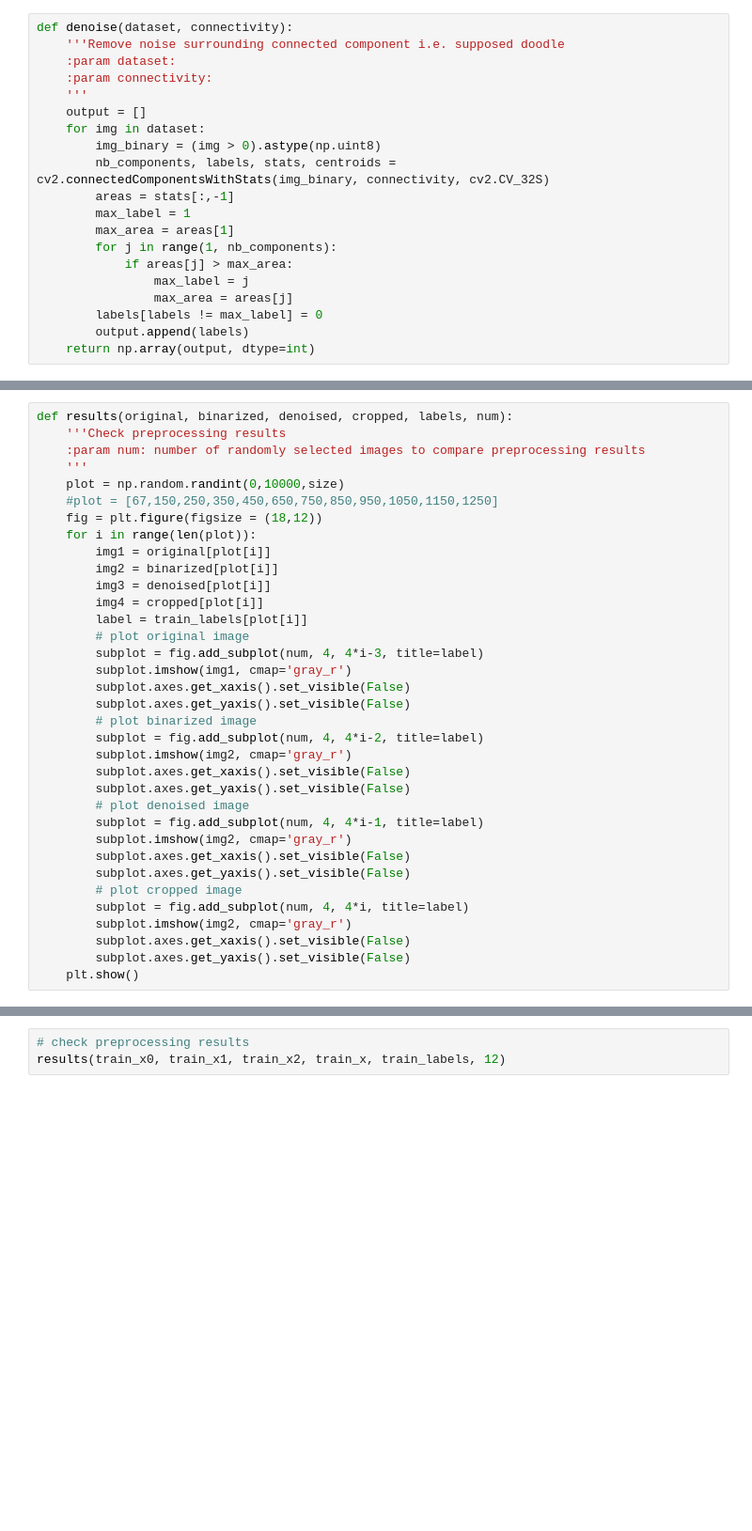
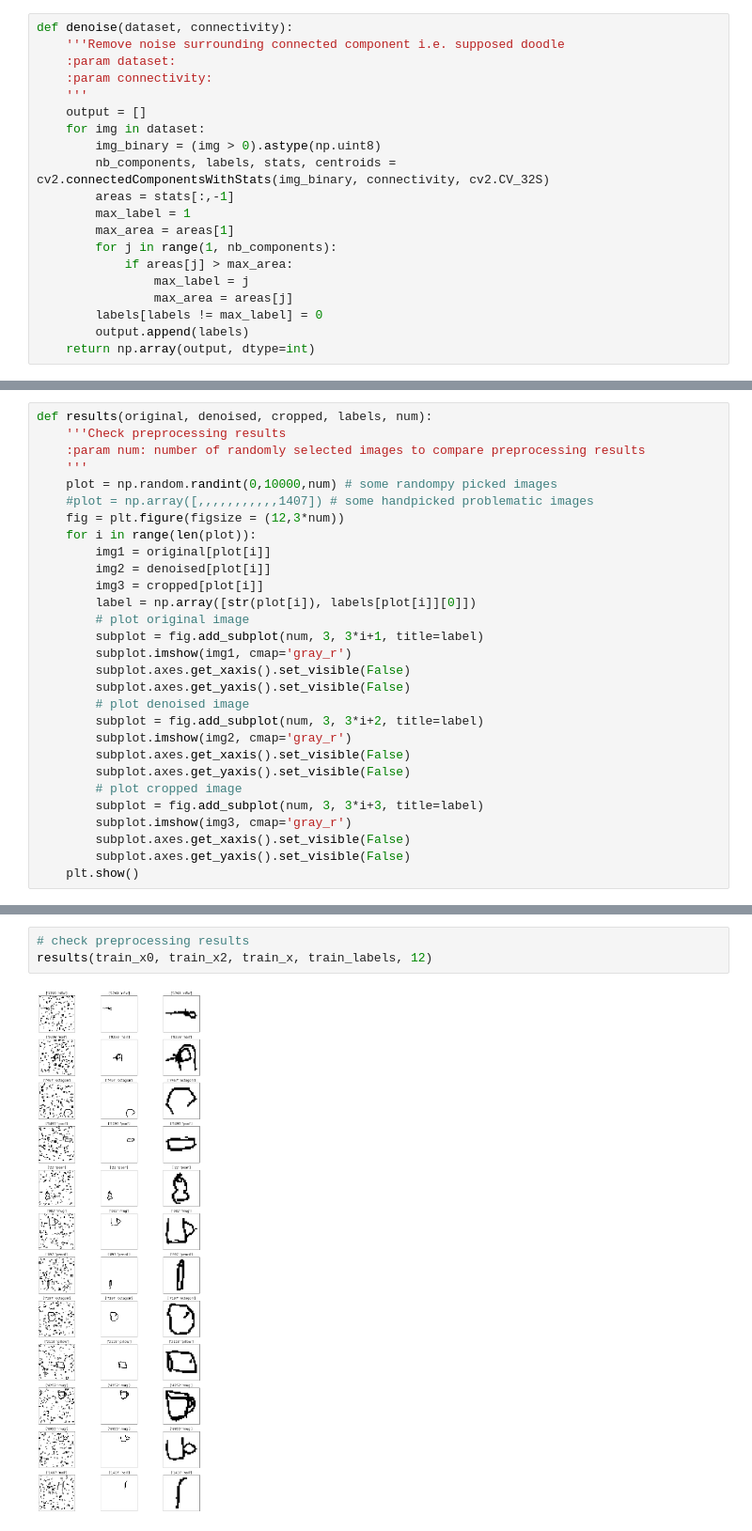
Before and after one commit to ohaanika/classify-doodles, a Jupyter notebook: code/preprocessing.ipynb, the cells around one changed output, grey strips where cells are left out. Shown: that part at 94% size. Cells and saved outputs as stored; diff of their text form; blank space fills up the shorter version.

```diff
--- a/code/preprocessing.ipynb
+++ b/code/preprocessing.ipynb
@@ -103,37 +103,31 @@ def crop(self, dataset):
         output.append(new_img)
     return np.array(output, dtype=int)
 # %%
-def results(original, binarized, denoised, cropped, labels, num):
+def results(original, denoised, cropped, labels, num):
     '''Check preprocessing results
     :param num: number of randomly selected images to compare preprocessing results
     '''
-    plot = np.random.randint(0,10000,size)
-    #plot = [67,150,250,350,450,650,750,850,950,1050,1150,1250]
-    fig = plt.figure(figsize = (18,12))
+    plot = np.random.randint(0,10000,num) # some randompy picked images
+    #plot = np.array([,,,,,,,,,,,1407]) # some handpicked problematic images
+    fig = plt.figure(figsize = (12,3*num))
     for i in range(len(plot)):
         img1 = original[plot[i]]
-        img2 = binarized[plot[i]]
-        img3 = denoised[plot[i]]
-        img4 = cropped[plot[i]]
-        label = train_labels[plot[i]]
+        img2 = denoised[plot[i]]
+        img3 = cropped[plot[i]]
+        label = np.array([str(plot[i]), labels[plot[i]][0]])
         # plot original image
-        subplot = fig.add_subplot(num, 4, 4*i-3, title=label)
+        subplot = fig.add_subplot(num, 3, 3*i+1, title=label)
         subplot.imshow(img1, cmap='gray_r')
         subplot.axes.get_xaxis().set_visible(False)
         subplot.axes.get_yaxis().set_visible(False)
-        # plot binarized image
-        subplot = fig.add_subplot(num, 4, 4*i-2, title=label)
-        subplot.imshow(img2, cmap='gray_r')
-        subplot.axes.get_xaxis().set_visible(False)
-        subplot.axes.get_yaxis().set_visible(False)
         # plot denoised image
-        subplot = fig.add_subplot(num, 4, 4*i-1, title=label)
+        subplot = fig.add_subplot(num, 3, 3*i+2, title=label)
         subplot.imshow(img2, cmap='gray_r')
         subplot.axes.get_xaxis().set_visible(False)
         subplot.axes.get_yaxis().set_visible(False)
         # plot cropped image
-        subplot = fig.add_subplot(num, 4, 4*i, title=label)
-        subplot.imshow(img2, cmap='gray_r')
+        subplot = fig.add_subplot(num, 3, 3*i+3, title=label)
+        subplot.imshow(img3, cmap='gray_r')
         subplot.axes.get_xaxis().set_visible(False)
         subplot.axes.get_yaxis().set_visible(False)
     plt.show()
@@ -152,5 +144,7 @@ TypeError: crop() missing 1 required positional argument: 'dataset'
 # %%
 # check preprocessing results
-results(train_x0, train_x1, train_x2, train_x, train_labels, 12)
+results(train_x0, train_x2, train_x, train_labels, 12)
+# %% [output]
+[figure, added]
 # %%
 # save preprocessed images
```
Also changed, not shown: parts of 5 cells of this notebook.
